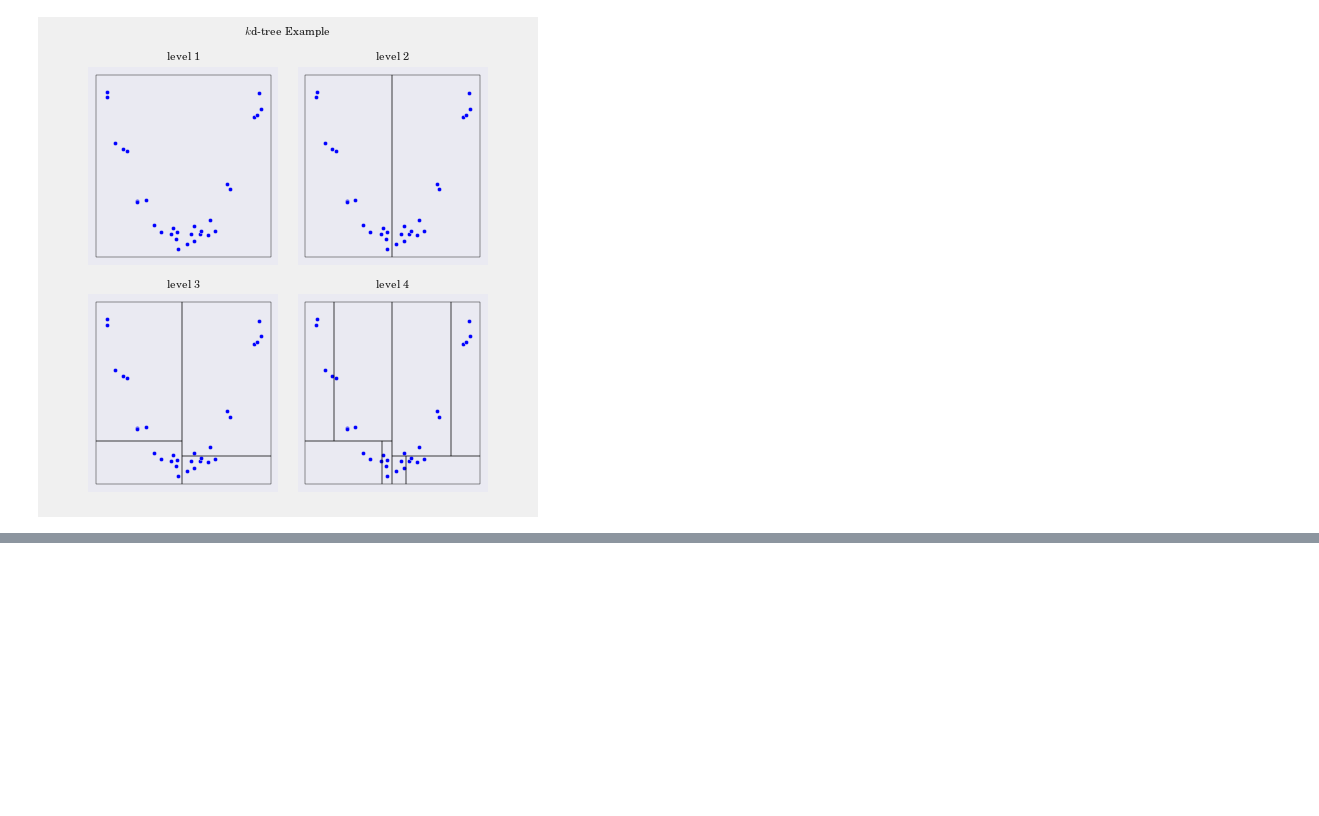
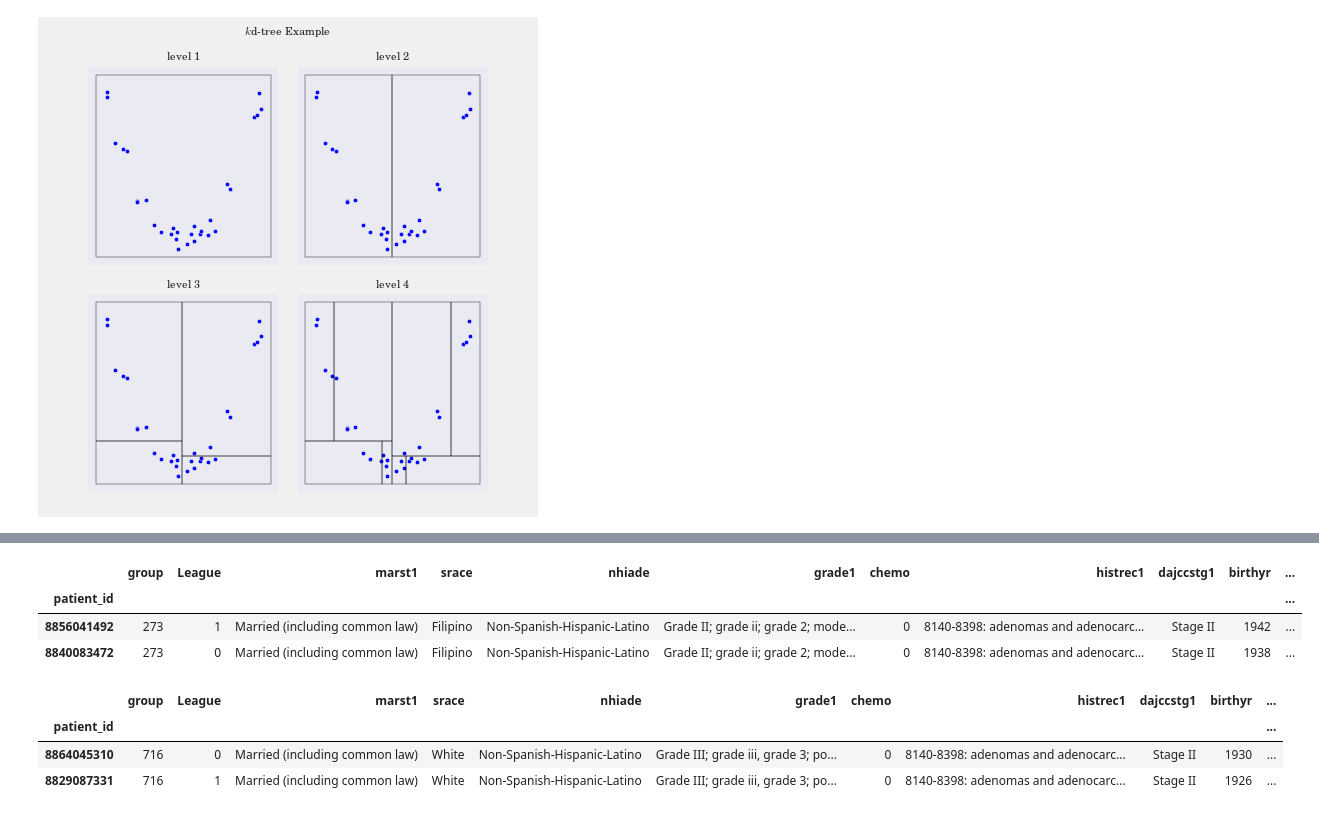
Before and after one commit to doolingdavid/IBATHREE, a Jupyter notebook: talk.ipynb, the cells around one changed output, grey strips where cells are left out. Drawn from its saved outputs; the diff is of its cells as text; code cells hidden in the pictures; blank space fills up the shorter version.

```diff
--- a/talk.ipynb
+++ b/talk.ipynb
@@ -401,0 +437,14 @@ Image(filename="kd_tree_example.png",embed=True)
+# %%
+df[goodcols].loc[list(set([list(dd.keys())[10]]).union(set(dd[list(dd.keys())[10]])))]
+# %% [output]
+|  | group | League | marst1 | srace | nhiade | grade1 | chemo | histrec1 | dajccstg1 | birthyr | ... |
+| patient_id |  |  |  |  |  |  |  |  |  |  | ... |
+| 8856041492 | 273 | 1 | Married (including common law) | Filipino | Non-Spanish-Hispanic-Latino | Grade II; grade ii; grade 2; mode... | 0 | 8140-8398: adenomas and adenocarc... | Stage II | 1942 | ... |
+| 8840083472 | 273 | 0 | Married (including common law) | Filipino | Non-Spanish-Hispanic-Latino | Grade II; grade ii; grade 2; mode... | 0 | 8140-8398: adenomas and adenocarc... | Stage II | 1938 | ... |
+# %%
+df[goodcols].loc[list(set([list(dd.keys())[5]]).union(set(dd[list(dd.keys())[5]])))]
+# %% [output]
+|  | group | League | marst1 | srace | nhiade | grade1 | chemo | histrec1 | dajccstg1 | birthyr | ... |
+| patient_id |  |  |  |  |  |  |  |  |  |  | ... |
+| 8864045310 | 716 | 0 | Married (including common law) | White | Non-Spanish-Hispanic-Latino | Grade III; grade iii, grade 3; po... | 0 | 8140-8398: adenomas and adenocarc... | Stage II | 1930 | ... |
+| 8829087331 | 716 | 1 | Married (including common law) | White | Non-Spanish-Hispanic-Latino | Grade III; grade iii, grade 3; po... | 0 | 8140-8398: adenomas and adenocarc... | Stage II | 1926 | ... |
```
Also changed, not shown: parts of 11 cells of this notebook.
